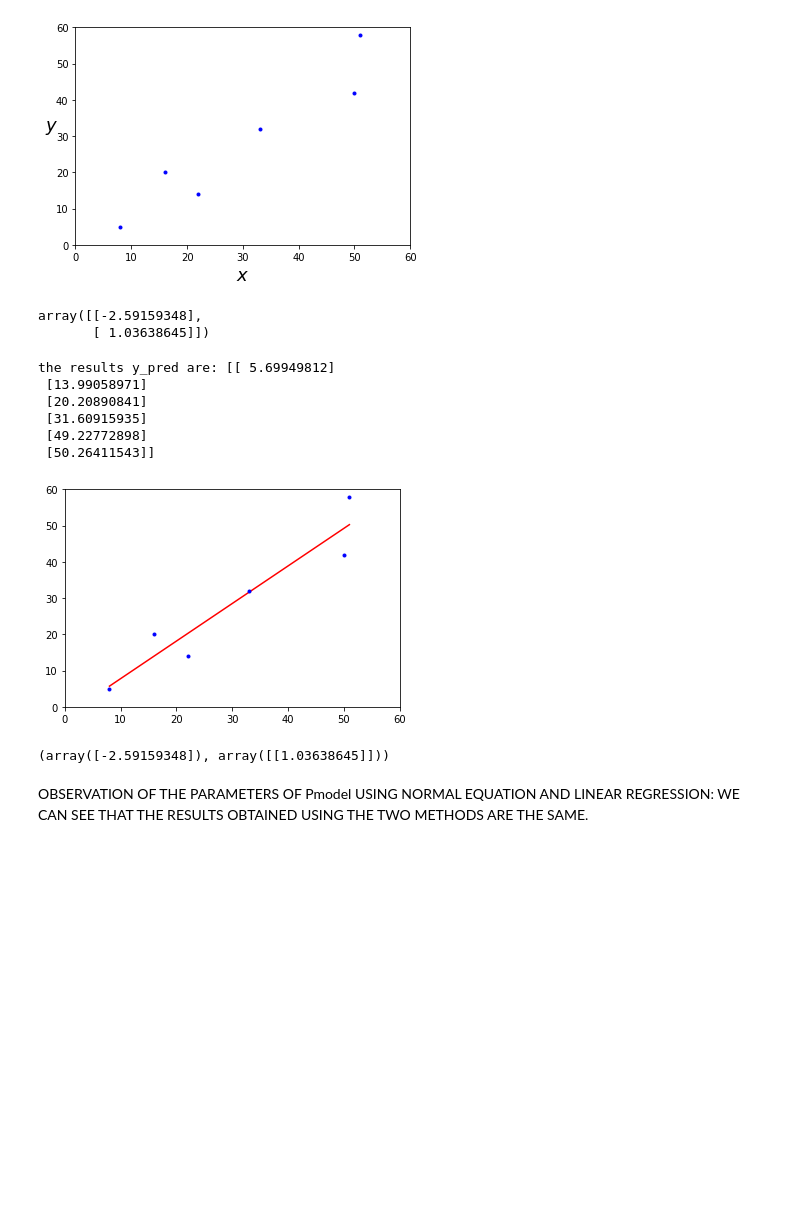
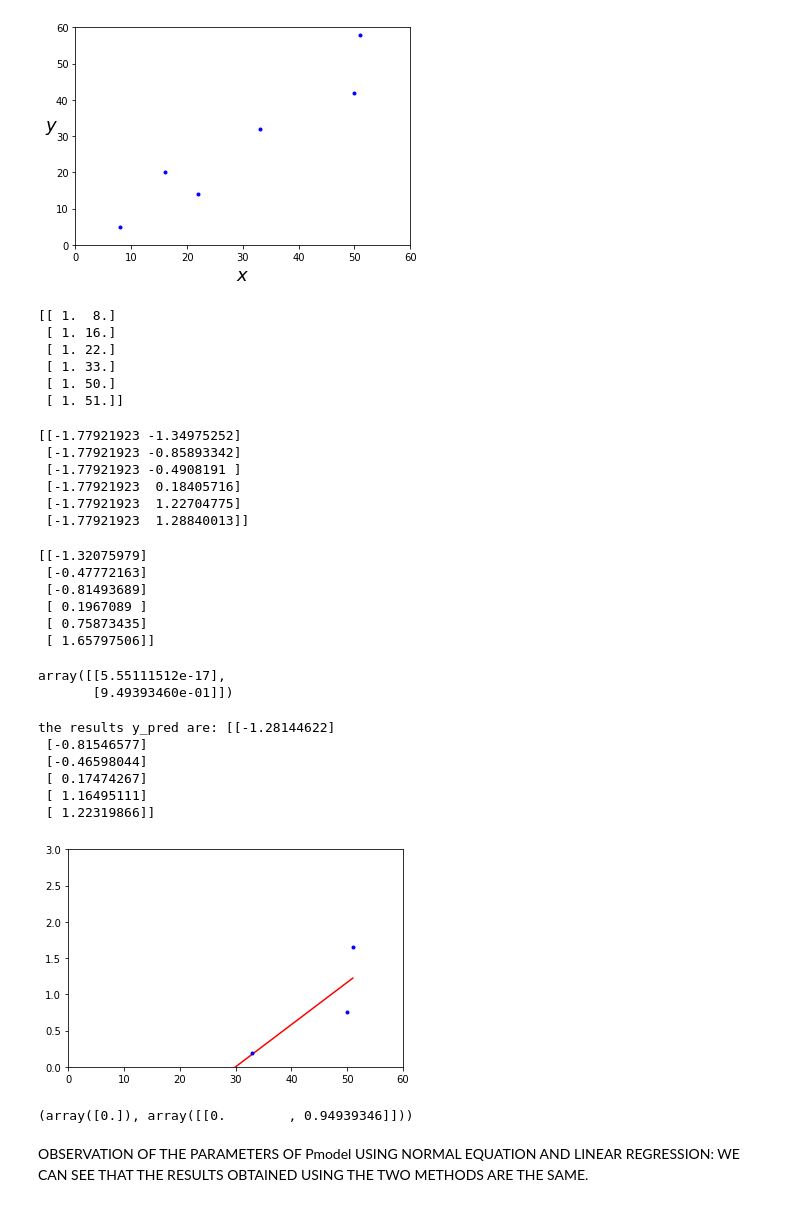
Before and after one commit to ngohuongly/CS634, a Jupyter notebook: Copy_of_maximum_likelihood_Ngo_Huong_Ly.ipynb, the cells around one changed output. Drawn from its saved outputs; the diff is of its cells as text; code cells hidden in the pictures; blank space fills up the shorter version.

```diff
--- a/Copy_of_maximum_likelihood_Ngo_Huong_Ly.ipynb
+++ b/Copy_of_maximum_likelihood_Ngo_Huong_Ly.ipynb
@@ -150,40 +151,68 @@ y = np.array([[5, 20, 14, 32, 42, 58]]).T
 from sklearn import preprocessing
 scaler_x = preprocessing.StandardScaler().fit(x)
 scaler_y = preprocessing.StandardScaler().fit(y)
+# %%
+m = len(x)
+X_b = np.c_[np.ones((m, 1)), x]
+print(X_b)
+# %% [output]
+[[ 1.  8.]
+ [ 1. 16.]
+ [ 1. 22.]
+ [ 1. 33.]
+ [ 1. 50.]
+ [ 1. 51.]]
+# %%
+X_b = scaler_x.transform(X_b)
+print(X_b)
+# %% [output]
+[[-1.77921923 -1.34975252]
+ [-1.77921923 -0.85893342]
+ [-1.77921923 -0.4908191 ]
+ [-1.77921923  0.18405716]
+ [-1.77921923  1.22704775]
+ [-1.77921923  1.28840013]]
+# %%
+y = scaler_y.transform(y)
+print(y)
+# %% [output]
+[[-1.32075979]
+ [-0.47772163]
+ [-0.81493689]
+ [ 0.1967089 ]
+ [ 0.75873435]
+ [ 1.65797506]]
 # %%
 # Using the Normal Equation to find the parameters of the Pmodel.
-x_b=np.c_[np.ones((6,1)), x]
-theta_best=np.linalg.inv(x_b.T.dot(x_b)).dot(x_b.T).dot(y)
+theta_best=np.linalg.inv(X_b.T.dot(X_b)).dot(X_b.T).dot(y)
 theta_best
 # %% [output]
-array([[-2.59159348],
-       [ 1.03638645]])
+array([[5.55111512e-17],
+       [9.49393460e-01]])
 # %%
 #predict y_pred using x
-y_pred = x_b.dot(theta_best)
+y_pred = X_b.dot(theta_best)
 print("the results y_pred are:", y_pred)
 plt.plot(x,y_pred, "r-")
 plt.plot(x, y, "b.")
-plt.axis([0, 60, 0, 60])
+plt.axis([0, 60, 0, 3])
 plt.show()
 # %% [output]
-the results y_pred are: [[ 5.69949812]
- [13.99058971]
- [20.20890841]
- [31.60915935]
- [49.22772898]
- [50.26411543]]
+the results y_pred are: [[-1.28144622]
+ [-0.81546577]
+ [-0.46598044]
+ [ 0.17474267]
+ [ 1.16495111]
+ [ 1.22319866]]
-[figure, old version]
+[figure, new version]
 # %%
 #using linear_regression to find the parameters of the Pmodel
 from sklearn.linear_model import LinearRegression
-x=x.reshape(-1,1)
-y=y.reshape(-1,1)
 lin_reg=LinearRegression()
-lin_reg.fit(x,y)
+lin_reg.fit(X_b,y)
 lin_reg.intercept_, lin_reg.coef_
 # %% [output]
-(array([-2.59159348]), array([[1.03638645]]))
+(array([0.]), array([[0.        , 0.94939346]]))
 # %% [markdown]
 OBSERVATION OF THE PARAMETERS OF Pmodel USING NORMAL EQUATION AND LINEAR REGRESSION: WE CAN SEE THAT THE RESULTS OBTAINED USING THE TWO METHODS ARE THE SAME.
 # %%
```
Also changed, not shown: parts of 11 cells of this notebook.
